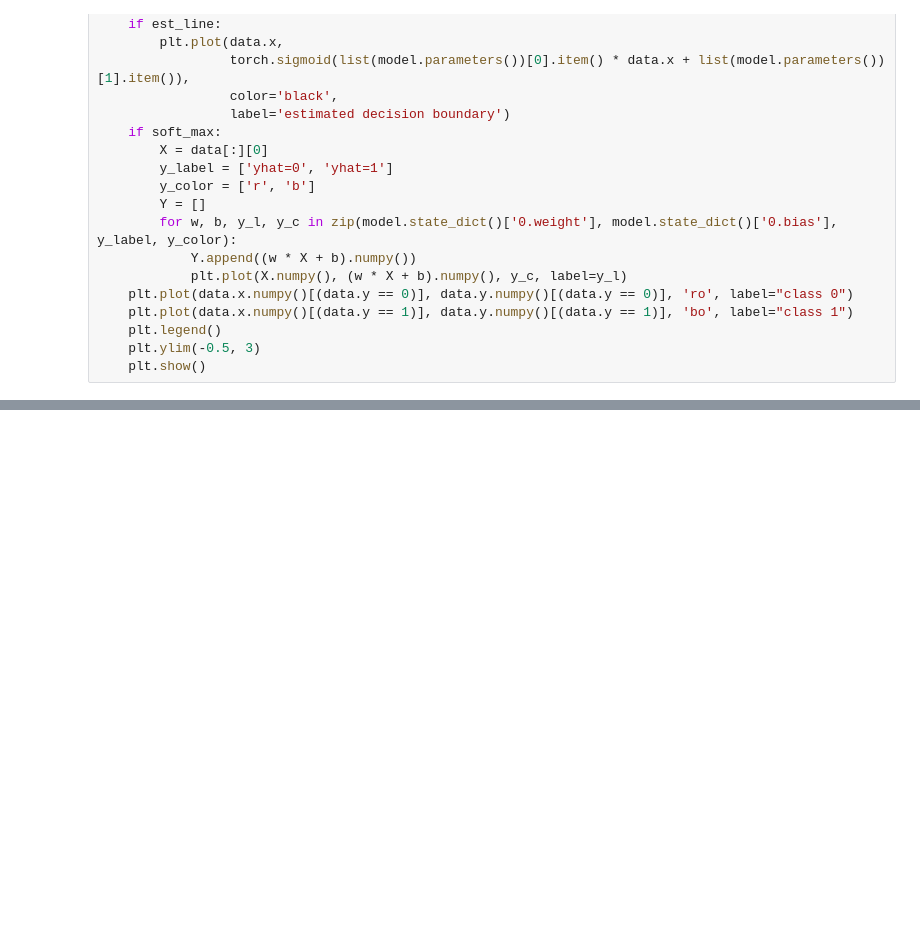
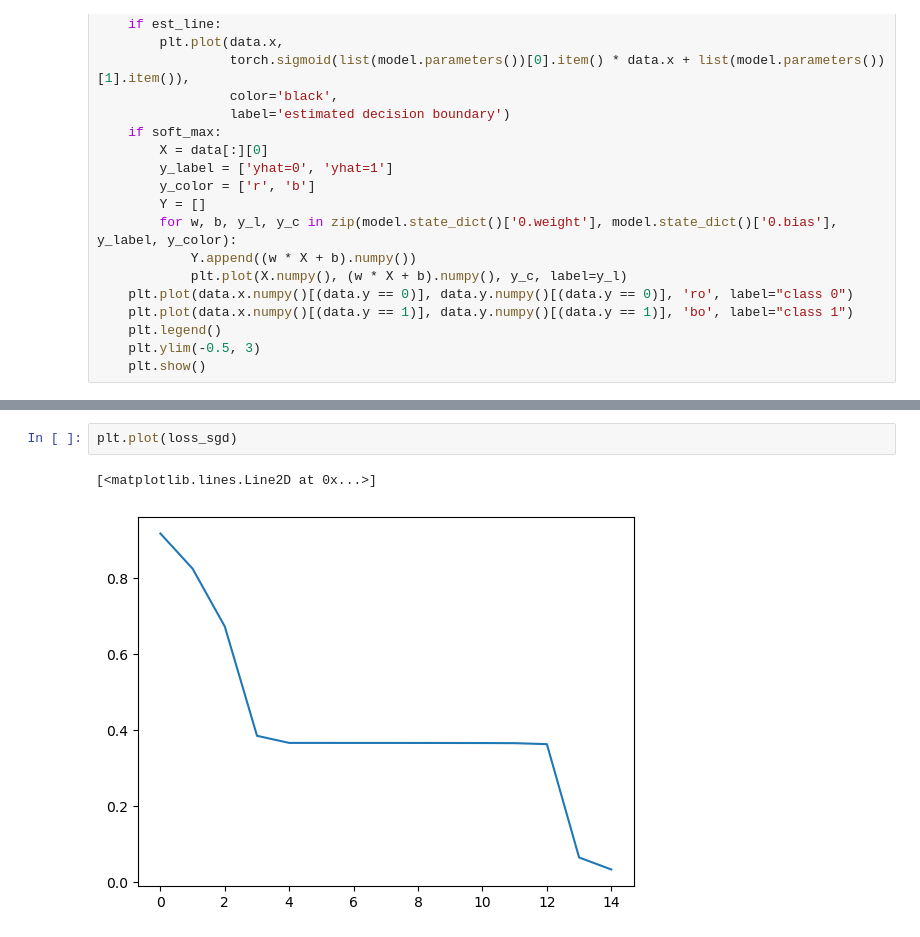
Before and after one commit to LinusLach/Blog, a Jupyter notebook: posts/post-with-code/Pytorch/Post_02.ipynb, the cells around one changed output, grey strips where cells are left out. Drawn from its saved outputs; the diff is of its cells as text; blank space fills up the shorter version.

```diff
--- a/posts/post-with-code/Pytorch/Post_02.ipynb
+++ b/posts/post-with-code/Pytorch/Post_02.ipynb
@@ -304,0 +333,5 @@ def train_model_GD(iter,lr,f,x1,x2):
+# %%
+plt.plot(loss_sgd)
+# %% [output]
+[<matplotlib.lines.Line2D at 0x...>]
+[figure, added]
```
Also changed, not shown: parts of 16 cells of this notebook.
